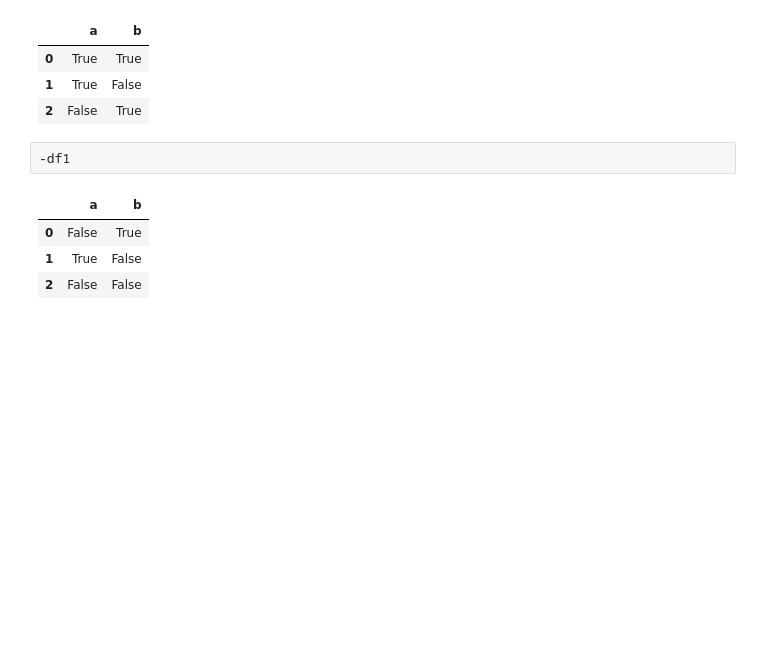
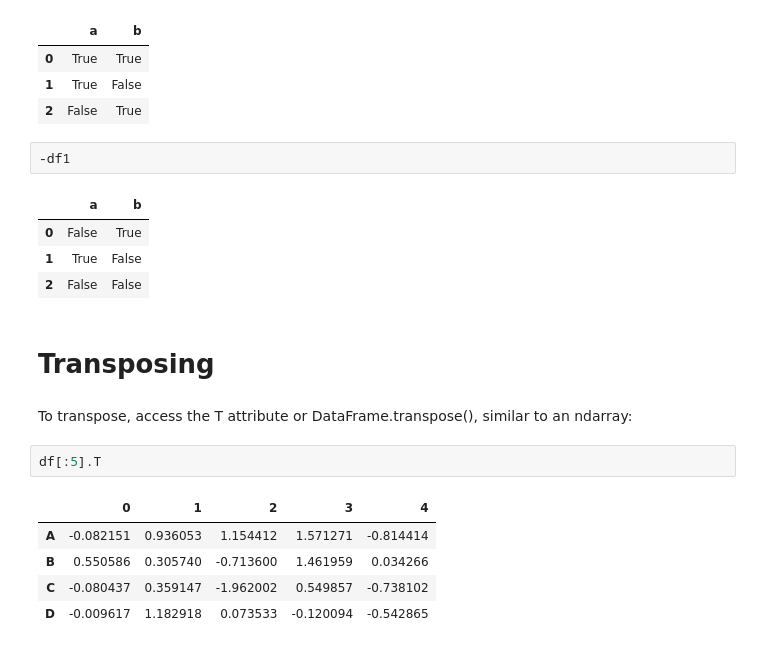
Before and after one commit to gopal-py07/DataSciencePandasExample, a Jupyter notebook: Intro to data structures/DataFrame/DataFrameDsaEx.ipynb, the cells around one changed output. Cells and saved outputs as stored; diff of their text form; blank space fills up the shorter version.

Commit message:
added Transposing

```diff
--- a/Intro to data structures/DataFrame/DataFrameDsaEx.ipynb
+++ b/Intro to data structures/DataFrame/DataFrameDsaEx.ipynb
@@ -675,3 +675,15 @@ df1 ^ df2
 | 0 | False | True |
 | 1 | True | False |
 | 2 | False | False |
+# %% [markdown]
+# Transposing
+# %% [markdown]
+To transpose, access the T attribute or DataFrame.transpose(), similar to an ndarray:
+# %%
+df[:5].T
+# %% [output]
+|  | 0 | 1 | 2 | 3 | 4 |
+| A | -0.082151 | 0.936053 | 1.154412 | 1.571271 | -0.814414 |
+| B | 0.550586 | 0.305740 | -0.713600 | 1.461959 | 0.034266 |
+| C | -0.080437 | 0.359147 | -1.962002 | 0.549857 | -0.738102 |
+| D | -0.009617 | 1.182918 | 0.073533 | -0.120094 | -0.542865 |
```
